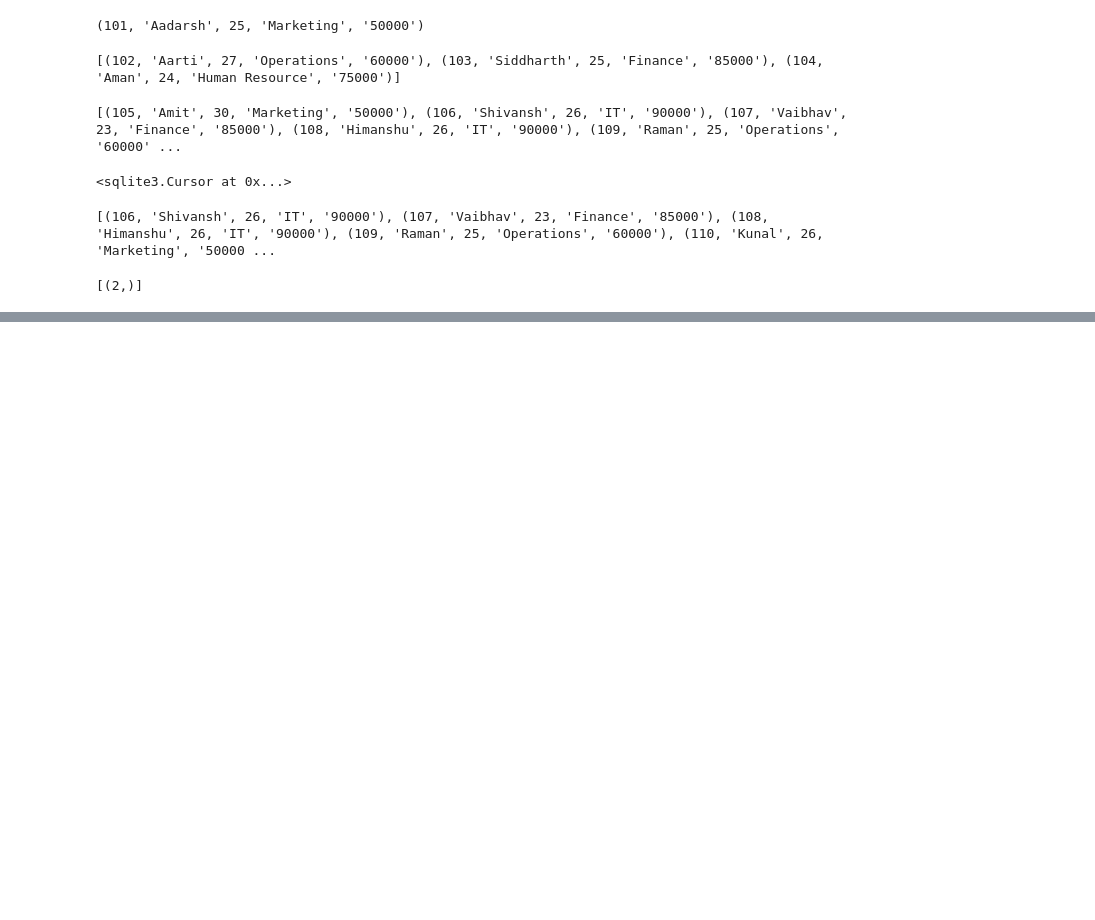
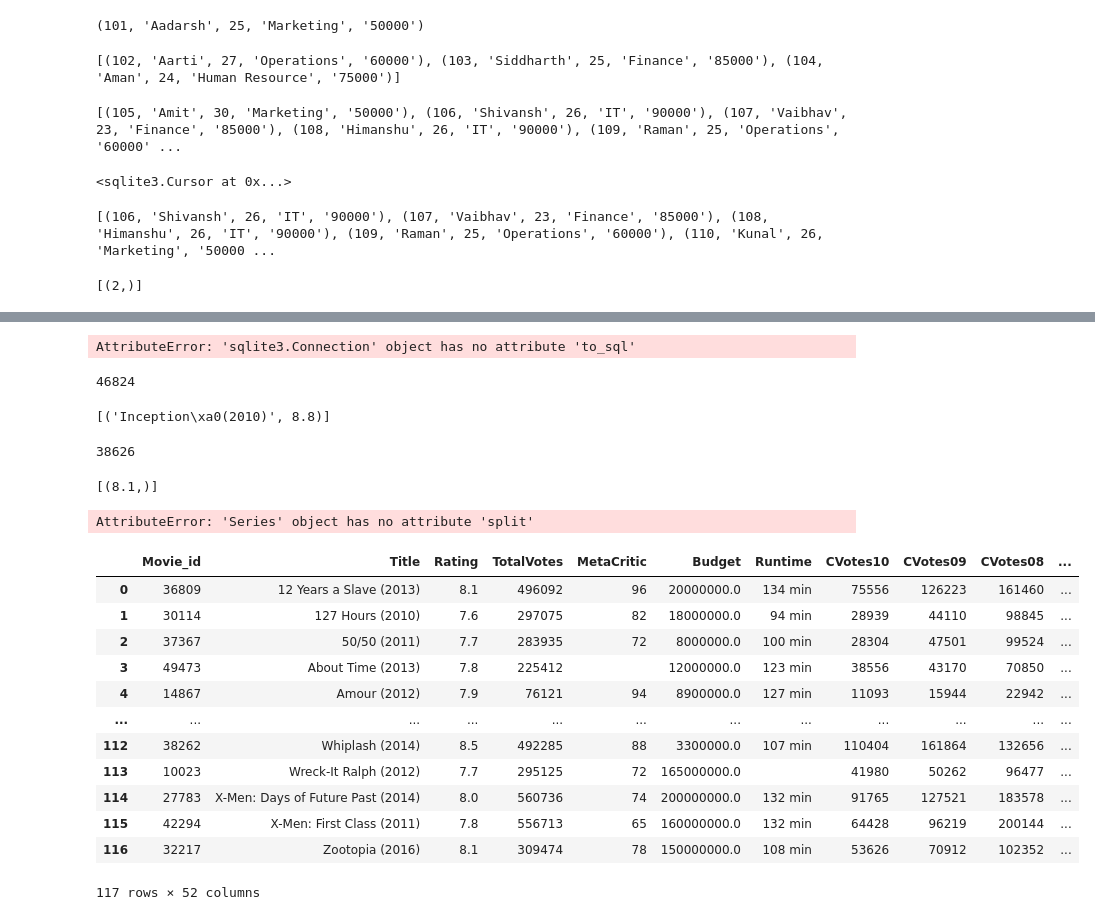
Before and after one commit to naaam-h-siddhu/data-science-and-machine-learning, a Jupyter notebook: lec 14-16 SQLite.ipynb, the cells around one changed output, grey strips where cells are left out. Drawn from its saved outputs; the diff is of its cells as text; code cells hidden in the pictures; blank space fills up the shorter version.

Commit message:
done api and sqlite

```diff
--- a/lec 14-16 SQLite.ipynb
+++ b/lec 14-16 SQLite.ipynb
@@ -154,0 +193,4 @@ print(cur.fetchall())
+# %%
+db.to_sql("employee",db)
+# %% [output]
+AttributeError: 'sqlite3.Connection' object has no attribute 'to_sql'
@@ -154,0 +201,66 @@ print(cur.fetchall())
+# %%
+data = pd.read_sql_query("select * from IMDB", db)
+curr = db.cursor()
+# print(data)
+maxi = data.TotalVotes.argmax()
+print(data.Movie_id[maxi])
+query = "select Title, rating from IMDB where movie_id = 46824"
+curr.execute(query)
+curr.fetchall()
+# %% [output]
+46824
+[('Inception\xa0(2010)', 8.8)]
+# %%
+import sqlite3 as sql
+import pandas as pd
+db = sql.connect('resource/IMDB.sqlite')
+curr = db.cursor()
+data = pd.read_sql_query("select * from earning", db)
+data["earning"] = data.Domestic+ data.Worldwide
+
+maxi = data.earning.argmax()
+idd = data.Movie_id[maxi]
+print(idd)
+query = "select rating from IMDB where Movie_id = 38626"
+
+curr.execute(query)
+curr.fetchall()
+# %% [output]
+38626
+[(8.1,)]
+# %%
+import sqlite3 as sql
+import pandas as pd
+db = sql.connect('resource/IMDB.sqlite')
+cur = db.cursor()
+data = pd.read_sql_query("select * from IMDB ", db)
+for i in data.Runtime:
+    if len(i) == 0 :
+        i = "0 min"
+#     print(type(i))
+data["length"] = data.Runtime.split()[0]
+data.head(10)
+# %% [output]
+AttributeError: 'Series' object has no attribute 'split'
+# %%
+import pandas as pd
+import sqlite3
+
+db = sqlite3.connect('resource/IMDB.sqlite')
+
+data = pd.read_sql_query('select * from IMDB',db)
+data
+# %% [output]
+|  | Movie_id | Title | Rating | TotalVotes | MetaCritic | Budget | Runtime | CVotes10 | CVotes09 | CVotes08 | ... |
+| 0 | 36809 | 12 Years a Slave (2013) | 8.1 | 496092 | 96 | 20000000.0 | 134 min | 75556 | 126223 | 161460 | ... |
+| 1 | 30114 | 127 Hours (2010) | 7.6 | 297075 | 82 | 18000000.0 | 94 min | 28939 | 44110 | 98845 | ... |
+| 2 | 37367 | 50/50 (2011) | 7.7 | 283935 | 72 | 8000000.0 | 100 min | 28304 | 47501 | 99524 | ... |
+| 3 | 49473 | About Time (2013) | 7.8 | 225412 |  | 12000000.0 | 123 min | 38556 | 43170 | 70850 | ... |
+| 4 | 14867 | Amour (2012) | 7.9 | 76121 | 94 | 8900000.0 | 127 min | 11093 | 15944 | 22942 | ... |
+| ... | ... | ... | ... | ... | ... | ... | ... | ... | ... | ... | ... |
+| 112 | 38262 | Whiplash (2014) | 8.5 | 492285 | 88 | 3300000.0 | 107 min | 110404 | 161864 | 132656 | ... |
+| 113 | 10023 | Wreck-It Ralph (2012) | 7.7 | 295125 | 72 | 165000000.0 |  | 41980 | 50262 | 96477 | ... |
+| 114 | 27783 | X-Men: Days of Future Past (2014) | 8.0 | 560736 | 74 | 200000000.0 | 132 min | 91765 | 127521 | 183578 | ... |
+| 115 | 42294 | X-Men: First Class (2011) | 7.8 | 556713 | 65 | 160000000.0 | 132 min | 64428 | 96219 | 200144 | ... |
+| 116 | 32217 | Zootopia (2016) | 8.1 | 309474 | 78 | 150000000.0 | 108 min | 53626 | 70912 | 102352 | ... |
+117 rows × 52 columns
```
Also changed, not shown: parts of 7 cells of this notebook, 3 other files.
